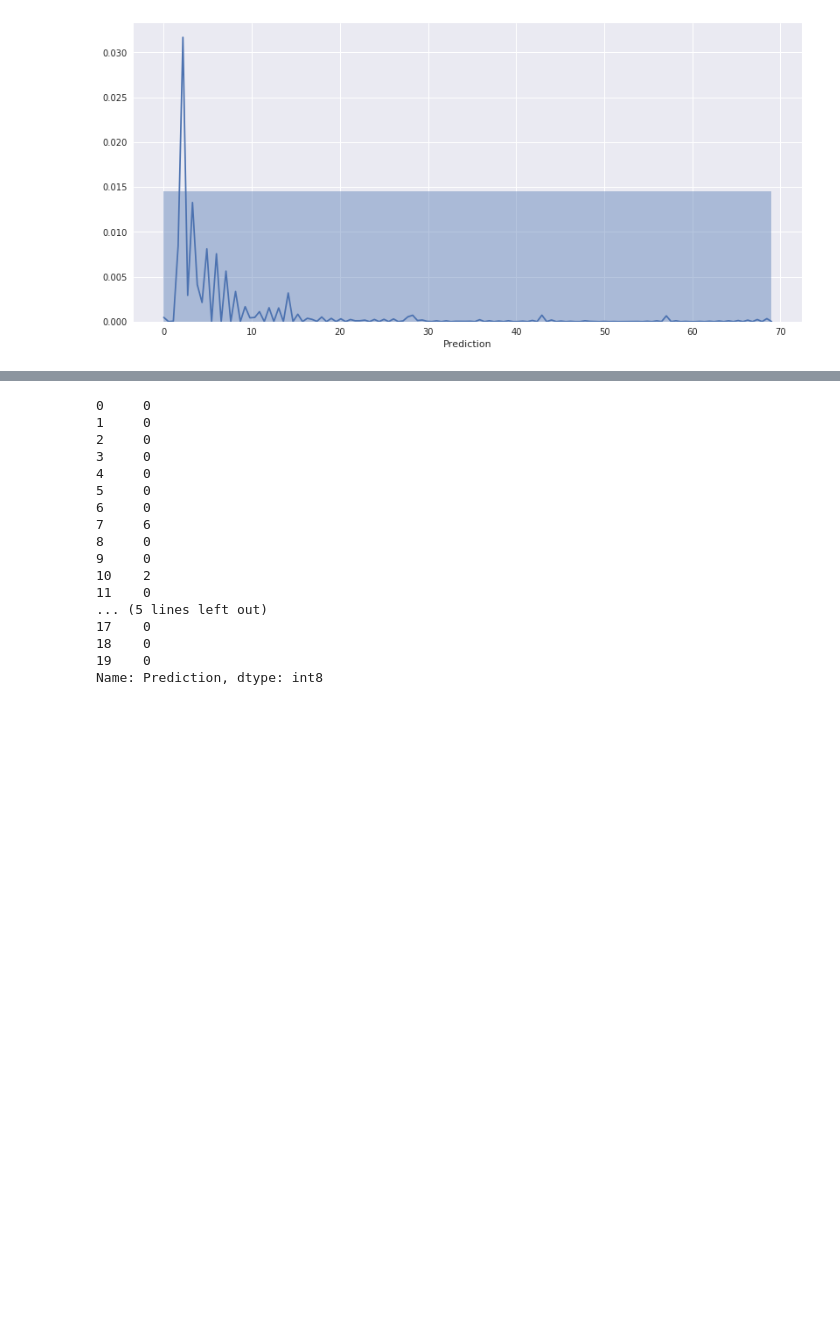
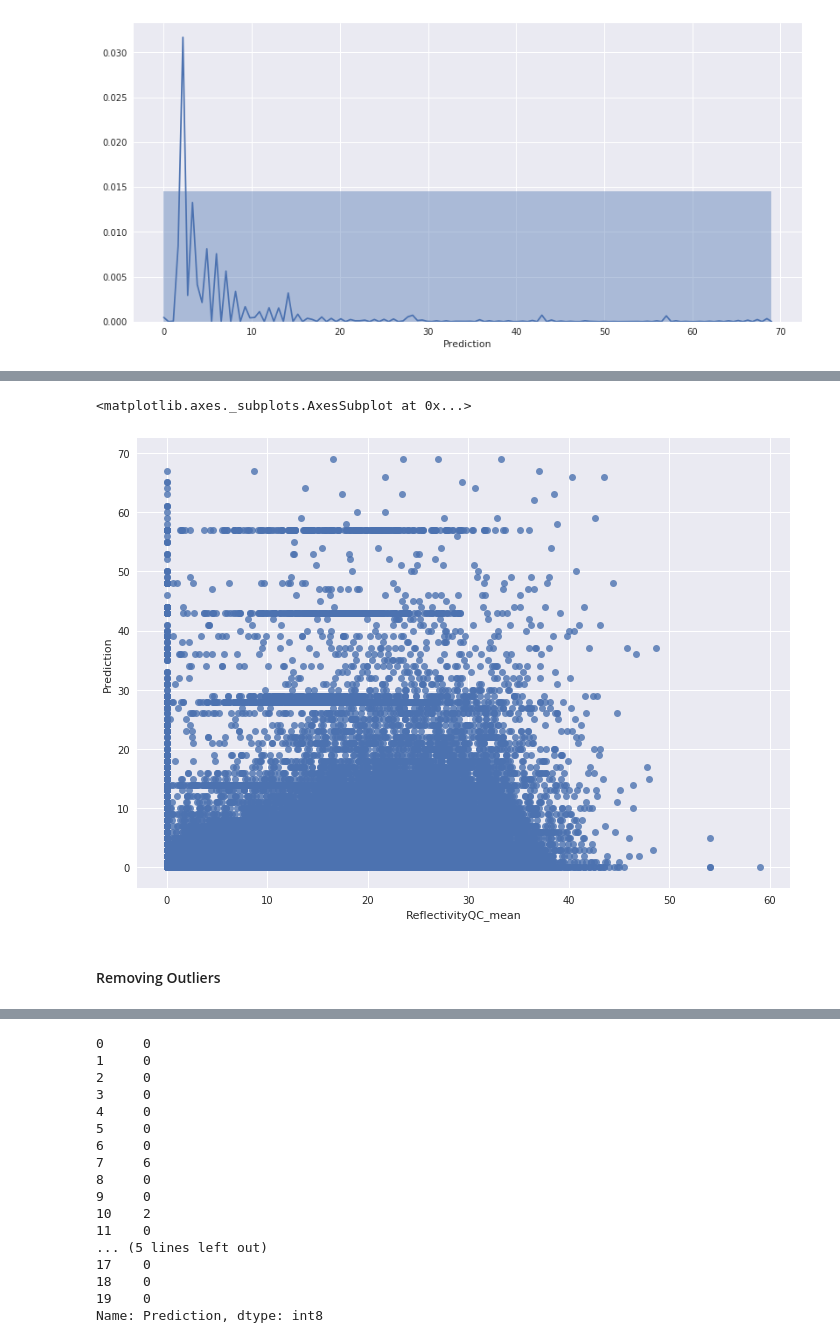
Before and after one commit to amitkvikram/MCHN-LRNG, a Jupyter notebook: kaggle/HowMuchDidItRain?/How Much did it Rain?.ipynb, the cells around one changed output, grey strips where cells are left out. Cells and saved outputs as stored; diff of their text form; code cells hidden in the pictures; blank space fills up the shorter version.

```diff
--- a/kaggle/HowMuchDidItRain?/How Much did it Rain?.ipynb
+++ b/kaggle/HowMuchDidItRain?/How Much did it Rain?.ipynb
@@ -316,0 +319,3 @@ test['LogWaterVolume_mean'] = test['LogWaterVolume'].apply(lambda x:np.exp(np.me
+# %%
+train['ReflectivityQC'] = train['ReflectivityQC'].apply(
+    lambda x: ' '.join(map(str, list(map(lambda x:0 if x<0 else x, list(map(float, x.split())))))))
@@ -316,0 +325,2 @@ test['LogWaterVolume_mean'] = test['LogWaterVolume'].apply(lambda x:np.exp(np.me
+# %%
+train['ReflectivityQC_mean'] = train['ReflectivityQC'].apply(lambda x: np.mean(list(map(float, x.split()))))
@@ -322,0 +335,7 @@ train.tail(n=2)
+# %%
+sns.regplot( x = train['ReflectivityQC_mean'], y = train['Prediction'], fit_reg = False)
+# %% [output]
+<matplotlib.axes._subplots.AxesSubplot at 0x...>
+[figure, added]
+# %% [markdown]
+#### Removing Outliers
```
Also changed, not shown: parts of 45 cells of this notebook, 4 other files.
